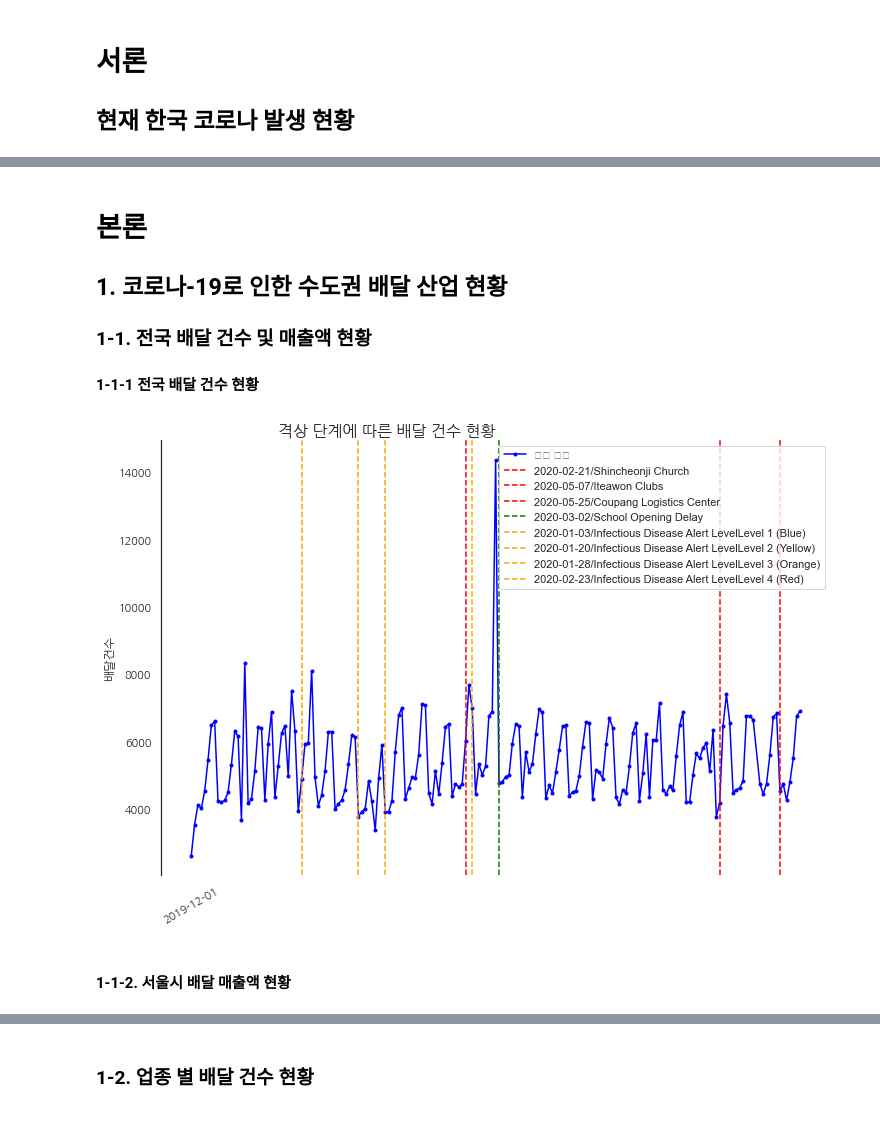
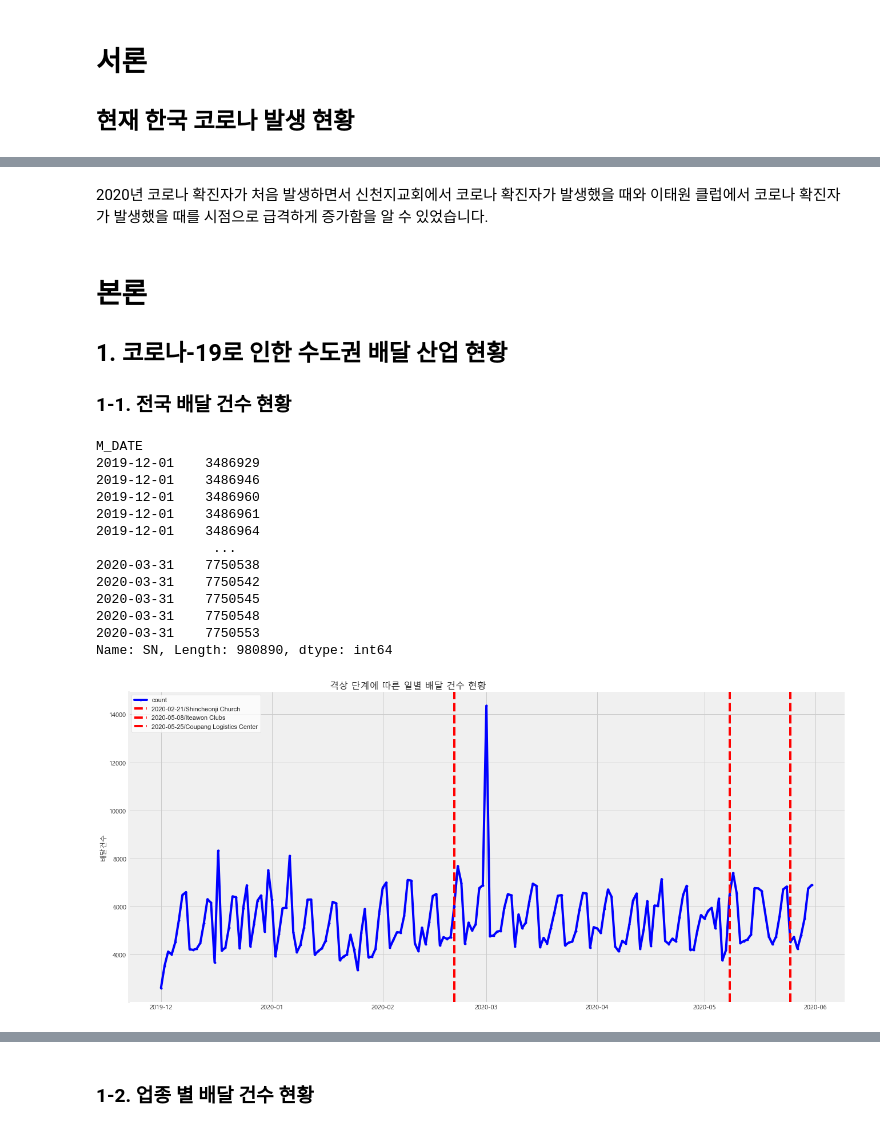
Before and after one commit to wonjun1995/KT_bigdata_platform_BI_challenge, a Jupyter notebook: visualization.ipynb, the cells around one changed output, grey strips where cells are left out. Saved outputs shown, nothing was run; the diff lists cells and outputs as text; code cells hidden in the pictures.

```diff
--- a/visualization.ipynb
+++ b/visualization.ipynb
@@ -43,10 +35,10 @@ import matplotlib.pyplot as plt
 import matplotlib.font_manager as fm
 from matplotlib.pyplot import *
 
-plt.rc('font', family='NanumGothic')
-mpl.rc('font', family='NanumGothic')
-
-%matplotlib inline
+#plt.rc('font', family='Malgun Gothic')
+#mpl.rc('font', family='Malgun Gothic')
+plt.rcParams["font.family"] = 'Malgun Gothic'
+matplotlib.style.use('fivethirtyeight')
 # %%
 # 코로나 감염 현황(전국) 및 정책 데이터 불러오기
 corona = pd.read_csv('./covid_19_dataset/PatientInfo.csv')
@@ -99,39 +75,46 @@ plt.show()
+# %% [markdown]
+2020년 코로나 확진자가 처음 발생하면서 신천지교회에서 코로나 확진자가 발생했을 때와 이태원 클럽에서 코로나 확진자가 발생했을 때를 시점으로 급격하게 증가함을 알 수 있었습니다.
 # %% [markdown]
 # 본론
 ## 1. 코로나-19로 인한 수도권 배달 산업 현황
-### 1-1. 전국 배달 건수 및 매출액 현황
-
-#### 1-1-1 전국 배달 건수 현황
+### 1-1. 전국 배달 건수 현황
 # %%
 dlvr_call=pd.read_csv('./KT_빅데이터플랫폼_데이터셋/dlvr_call.csv')
 dlvr_call=dlvr_call[dlvr_call['DLVR_STORE_BRTC_NM'] == '서울특별시']
+# %%
+dlvr_call['SN']
+# %% [output]
+M_DATE
+2019-12-01    3486929
+2019-12-01    3486946
+2019-12-01    3486960
+2019-12-01    3486961
+2019-12-01    3486964
+               ...
+2020-03-31    7750538
+2020-03-31    7750542
+2020-03-31    7750545
+2020-03-31    7750548
+2020-03-31    7750553
+Name: SN, Length: 980890, dtype: int64
 # %%
 # 전국 배달 건수 현황
 dlvr_call_cnt = pd.DataFrame(dlvr_call.groupby('PROCESS_DT')[['GOODS_AMOUNT']].count().to_records())
-fig, ax = plt.subplots(figsize=(12,8))
+fig, ax = plt.subplots(figsize=(20,10))
 x2 = dlvr_call_cnt.PROCESS_DT
 y2 = dlvr_call_cnt.GOODS_AMOUNT
 sns.set_style('white')
-ax.plot(x2,y2, label = '배달 건수', color = 'blue', marker = '.')
+ax.plot(x2,y2, label = 'count', color = 'blue', marker = '.')
 #Patientinfo.csv의 infection_case를 반영
 plt.axvline(x = '2020-02-21', color = 'red', linestyle = '--', label = '2020-02-21/Shincheonji Church')
-plt.axvline(x = '2020-05-07', color = 'red', linestyle = '--', label = '2020-05-07/Iteawon Clubs')
+plt.axvline(x = '2020-05-08', color = 'red', linestyle = '--', label = '2020-05-08/Iteawon Clubs')
 plt.axvline(x = '2020-05-25', color = 'red', linestyle = '--', label = '2020-05-25/Coupang Logistics Center')
 
-#Policy.csv를 사용
-plt.axvline(x = policy_school_delay['start_date'][34], color = 'green', linestyle = '--', label = policy_school_delay['start_date'][34] + '/'+policy_school_delay['gov_policy'][34])
-for i in range(len(pal_start_date)):
-    plt.axvline(x = policy_alert_level['start_date'][i], color = 'orange', linestyle = '--',label = policy_alert_level['start_date'][i] + '/'+ policy_alert_level['gov_policy'][i] + policy_alert_level['detail'][i])
 
-
-ax.set_xticks(ax.get_xticks()[::10])
-plt.xticks(rotation = 30)
-plt.title("격상 단계에 따른 배달 건수 현황", size = 16, ha = 'right')
+plt.title("격상 단계에 따른 일별 배달 건수 현황", size = 16, ha = 'right')
 plt.ylabel('배달건수')
 plt.legend()
 sns.despine(top = True, bottom = True)
 plt.show()
 # %% [output]
-[figure, old version]
+[figure, new version]
-# %% [markdown]
-#### 1-1-2. 서울시 배달 매출액 현황
```
Also changed, not shown: parts of 17 cells of this notebook, 2 other files.
